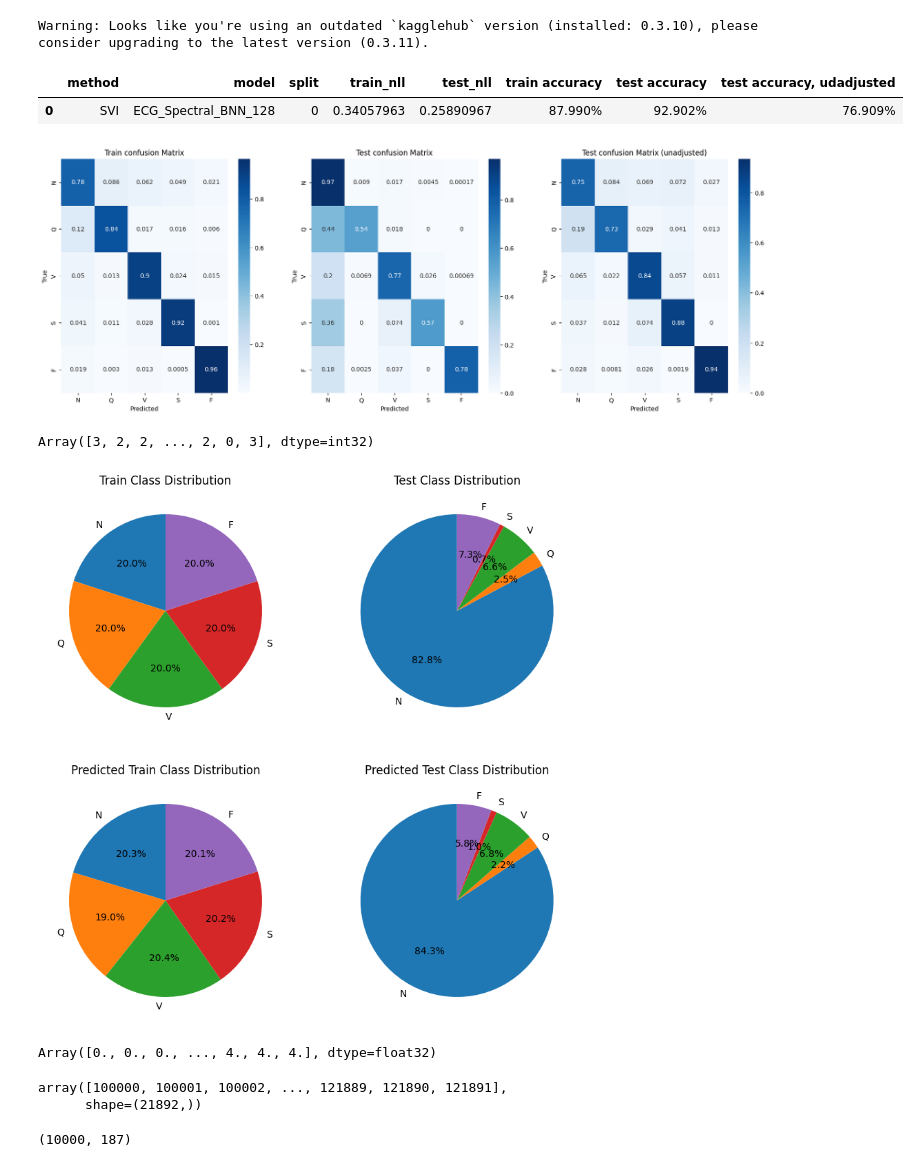
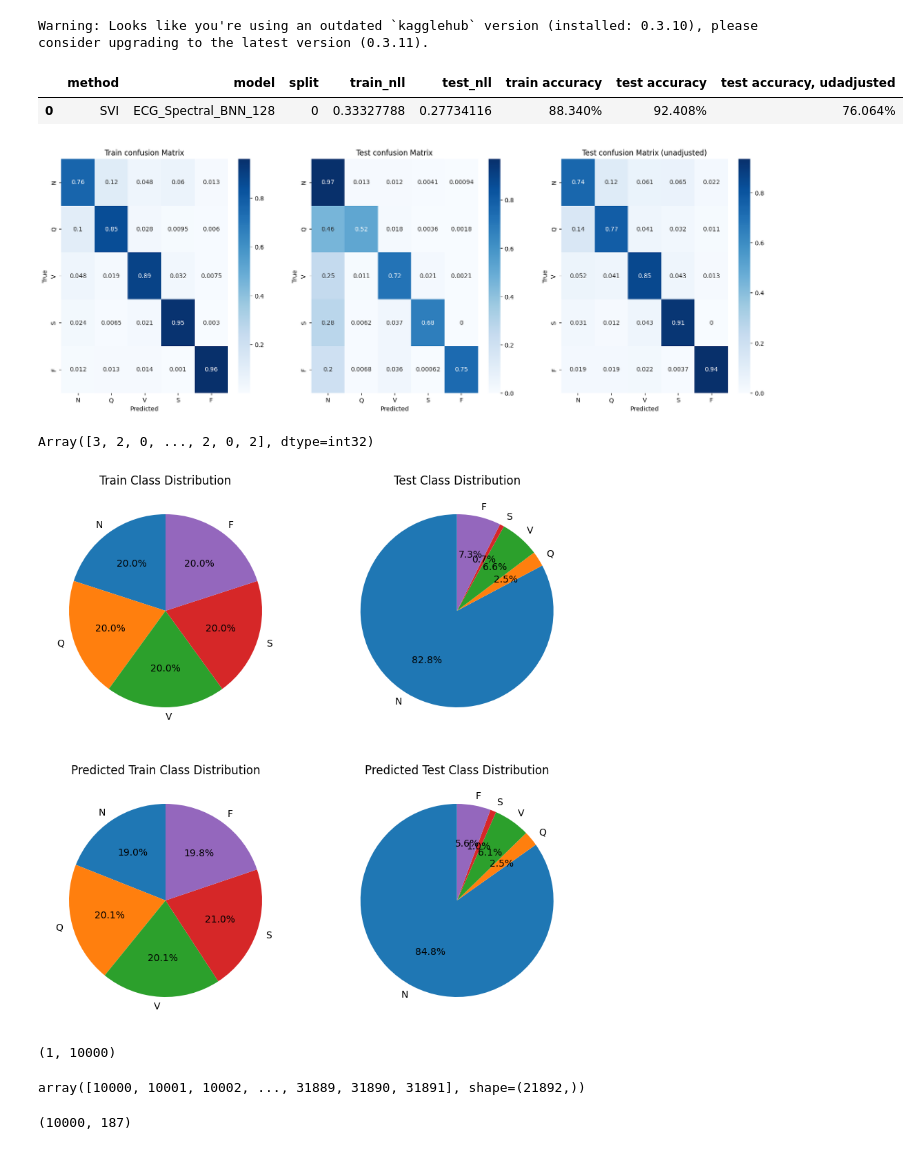
Before and after one commit to Snailed/thesis-code, a Jupyter notebook: notebooks/plot_ecg.ipynb, the cells around one changed output. Saved outputs shown, nothing was run; the diff lists cells and outputs as text; code cells hidden in the pictures.

Commit message:
update ECG_Spectral_BNN

```diff
--- a/notebooks/plot_ecg.ipynb
+++ b/notebooks/plot_ecg.ipynb
@@ -22,7 +22,7 @@ from datasets.ecg import ECGDataset
 The autoreload extension is already loaded. To reload it, use:
   %reload_ext autoreload
 # %%
-SAMPLE_PATH = "../samples/2025-04-04T10:55:17.513387"
+SAMPLE_PATH = "../samples/2025-04-04T14:34:19.237162"
 SEED = 10
 # %%
 methods = [d for d in os.listdir(SAMPLE_PATH) if os.path.isdir(os.path.join(SAMPLE_PATH, d))]
@@ -113,7 +113,7 @@ preds = []
 for sample_dict in samples:
     model = getattr(bnns.model_configs, sample_dict["model"])
     post_draws = sample_dict["post_draws"]
-    batch_ndims = 1
+    batch_ndims = 1 if sample_dict["method"] == "SVI" else 2
 
     split = dataset.splits[int(sample_dict["split"])]
     X = dataset.normalize_X(dataset.X, split)
@@ -129,34 +129,34 @@ for sample_dict in samples:
 
     y_pred_train = evaluate(model, post_draws, X_train, y_train, batch_ndims, adjust=False)
     train_accuracy = (y_train == y_pred_train).mean()
 
     y_pred_test = evaluate(model, post_draws, X_test, y_test, batch_ndims, adjust=True)
     y_pred_test_unadjusted = evaluate(model, post_draws, X_test, y_test, batch_ndims, adjust=False)
     test_accuracy = (y_test == y_pred_test).mean()
     test_accuracy_unadjusted = (y_test == y_pred_test_unadjusted).mean()
 
     results.append({
         "method": sample_dict["method"],
         "model": sample_dict["model"],
         "split": sample_dict["split"],
         "train_nll": train_nll.mean(),
         "test_nll": test_nll.mean(),
         "train accuracy": f"{train_accuracy * 100 : .3f}%",
         "test accuracy": f"{test_accuracy * 100 : .3f}%",
         "test accuracy, udadjusted": f"{test_accuracy_unadjusted * 100 : .3f}%"
     })
     preds.append({
         "y_train": y_train,
         "y_pred_train": y_pred_train,
         "y_test": y_test,
         "y_pred_test": y_pred_test,
         "y_pred_test_unadjusted": y_pred_test_unadjusted,
     })
 results = pd.DataFrame(results)
 results
 # %% [output]
 |  | method | model | split | train_nll | test_nll | train accuracy | test accuracy | test accuracy, udadjusted |
-| 0 | SVI | ECG_Spectral_BNN_128 | 0 | 0.34057963 | 0.25890967 | 87.990% | 92.902% | 76.909% |
+| 0 | SVI | ECG_Spectral_BNN_128 | 0 | 0.33327788 | 0.27734116 | 88.340% | 92.408% | 76.064% |
 # %%
 from sklearn.metrics import confusion_matrix
 import seaborn as sns
@@ -195,11 +195,11 @@ axs[2].set_ylabel('True')
 axs[2].set_title('Test confusion Matrix (unadjusted)')
 plt.show()
 # %% [output]
-[figure, old version]
+[figure, new version]
 # %%
 preds[0]["y_pred_train"].flatten()
 # %% [output]
-Array([3, 2, 2, ..., 2, 0, 3], dtype=int32)
+Array([3, 2, 0, ..., 2, 0, 2], dtype=int32)
 # %%
 # Calculate class distribution
 train_class_distribution = jnp.bincount(train_y.astype(int), minlength=5)
@@ -226,18 +226,17 @@ axs[3].set_title('Predicted Test Class Distribution')
 
 plt.show()
 # %% [output]
-[figure, old version]
+[figure, new version]
 # %%
 predictive = Predictive(model, post_draws, batch_ndims=batch_ndims)
 predictions = predictive(jax.random.PRNGKey(SEED), X_train)["y"]
 predictions.shape
 # %% [output]
-Array([0., 0., 0., ..., 4., 4., 4.], dtype=float32)
+(1, 10000)
 # %%
 split["te"]
 # %% [output]
-array([100000, 100001, 100002, ..., 121889, 121890, 121891],
-      shape=(21892,))
+array([10000, 10001, 10002, ..., 31889, 31890, 31891], shape=(21892,))
 # %%
 X_train.shape
 # %% [output]
```
Also changed, not shown: parts of 3 cells of this notebook, 2 other files.
